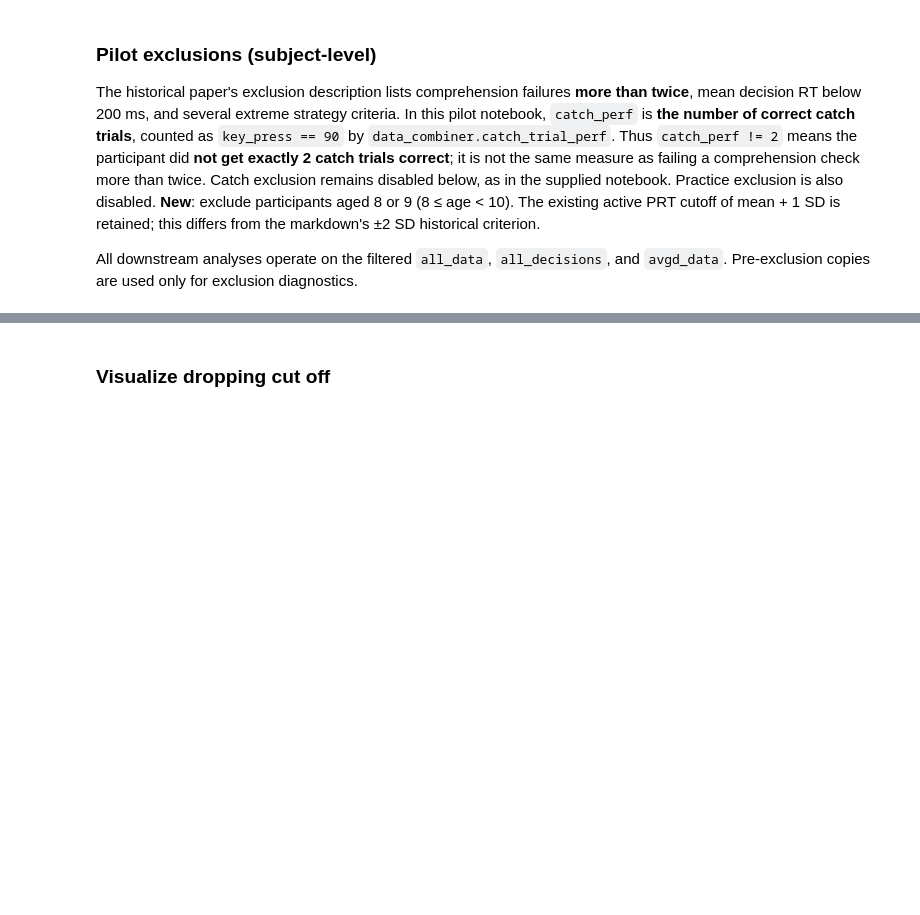
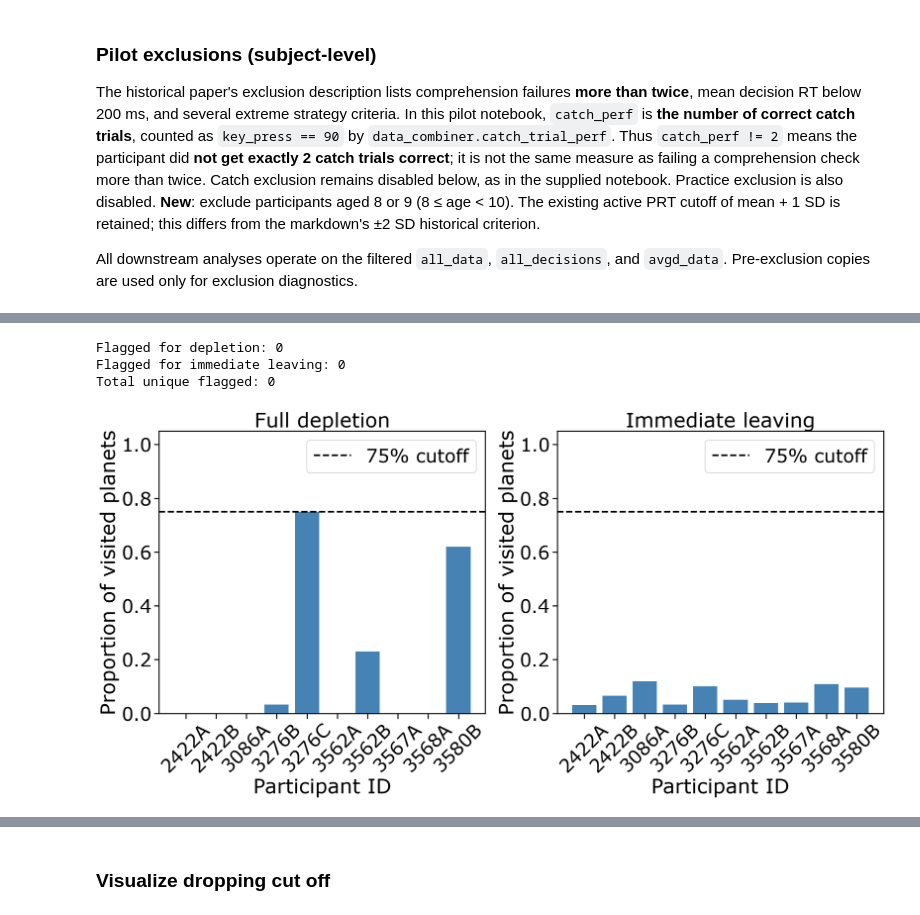
Before and after one commit to zyxl100/foraging_kids_4blocks_Yifan, a Jupyter notebook: data_analysis/data_analysis/Data_Analysis.ipynb, the cells around one changed output, grey strips where cells are left out. Drawn from its saved outputs; the diff is of its cells as text; code cells hidden in the pictures; blank space fills up the shorter version.

```diff
--- a/data_analysis/data_analysis/Data_Analysis.ipynb
+++ b/data_analysis/data_analysis/Data_Analysis.ipynb
@@ -269,0 +204,74 @@ temp.to_csv("new_pilot_data_child.csv", index=False)
+# %%
+# ============================================================
+# DIAGNOSTIC: DEPLETION AND IMMEDIATE LEAVING (>75%)
+# ============================================================
+
+diag = all_data.copy()
+
+# 1. Immediate leaving: PRT = 1 (only initial dig)
+diag["immediate_leave"] = diag["prt"] == 1
+
+# 2. Full depletion: final harvest reward = 0
+diag["full_depletion"] = diag["reward_list"].apply(
+    lambda r: len(r) > 0 and r[-1] == 0
+)
+
+# Subject-level proportions
+diagnosis = (
+    diag.groupby("sub_num")
+    .agg(
+        n_planets=("prt", "size"),
+        prop_depleted=("full_depletion", "mean"),
+        prop_immediate=("immediate_leave", "mean")
+    )
+    .reset_index()
+)
+
+# Add participant ID and age
+diagnosis = diagnosis.merge(
+    sub_lookup[["sub_num", "subject_id", "age"]],
+    on="sub_num",
+    how="left"
+)
+
+# Diagnostic flags (do NOT exclude)
+diagnosis["flag_depletion"] = diagnosis["prop_depleted"] > 0.75
+diagnosis["flag_immediate"] = diagnosis["prop_immediate"] > 0.75
+diagnosis["flag_any"] = (
+    diagnosis["flag_depletion"] | diagnosis["flag_immediate"]
+)
+
+display(diagnosis.round(3))
+
+print("Flagged for depletion:", diagnosis["flag_depletion"].sum())
+print("Flagged for immediate leaving:", diagnosis["flag_immediate"].sum())
+print("Total unique flagged:", diagnosis["flag_any"].sum())
+
+# Visualization
+fig, axes = plt.subplots(1, 2, figsize=(20, 10))
+
+for ax, col, title in zip(
+    axes,
+    ["prop_depleted", "prop_immediate"],
+    ["Full depletion", "Immediate leaving"]
+):
+    colors = np.where(diagnosis[col] > 0.75, "tomato", "steelblue")
+
+    ax.bar(
+        diagnosis["subject_id"].astype(str),
+        diagnosis[col],
+        color=colors
+    )
+    ax.axhline(0.75, color="black", ls="--", label="75% cutoff")
+    ax.set(
+        title=title,
+        xlabel="Participant ID",
+        ylabel="Proportion of visited planets",
+        ylim=(0, 1.05)
+    )
+    ax.tick_params(axis="x", rotation=45)
+    ax.legend()
+
+plt.tight_layout()
+plt.show()
+# %% [output]
@@ -270,3 +289,7 @@ temp.to_csv("new_pilot_data_child.csv", index=False)
+Flagged for depletion: 0
+Flagged for immediate leaving: 0
+Total unique flagged: 0
+[figure, added]
 # %%
 # Check minimum PRT for each subject
 prt_summary = all_data_pre_exclusion.groupby("sub_num")["prt"].agg(
```
Also changed, not shown: parts of 10 cells of this notebook.
